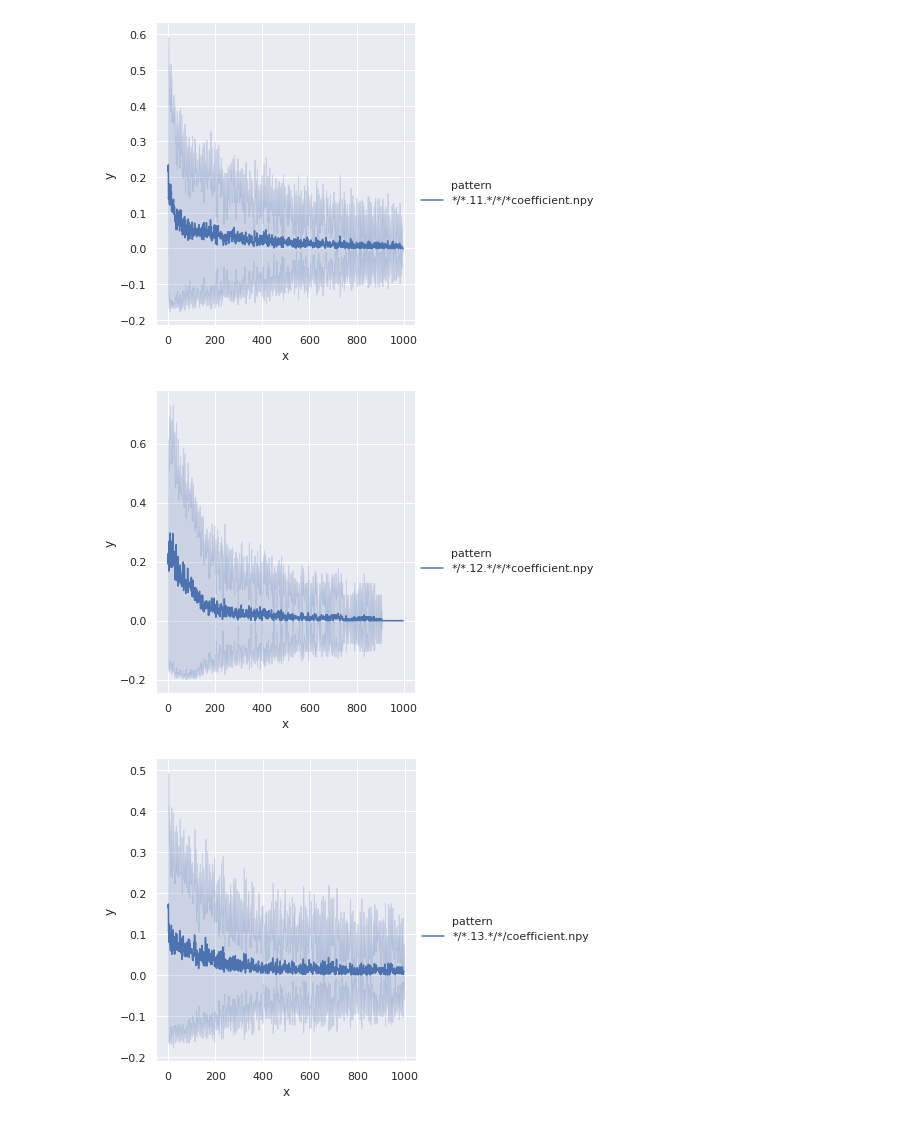
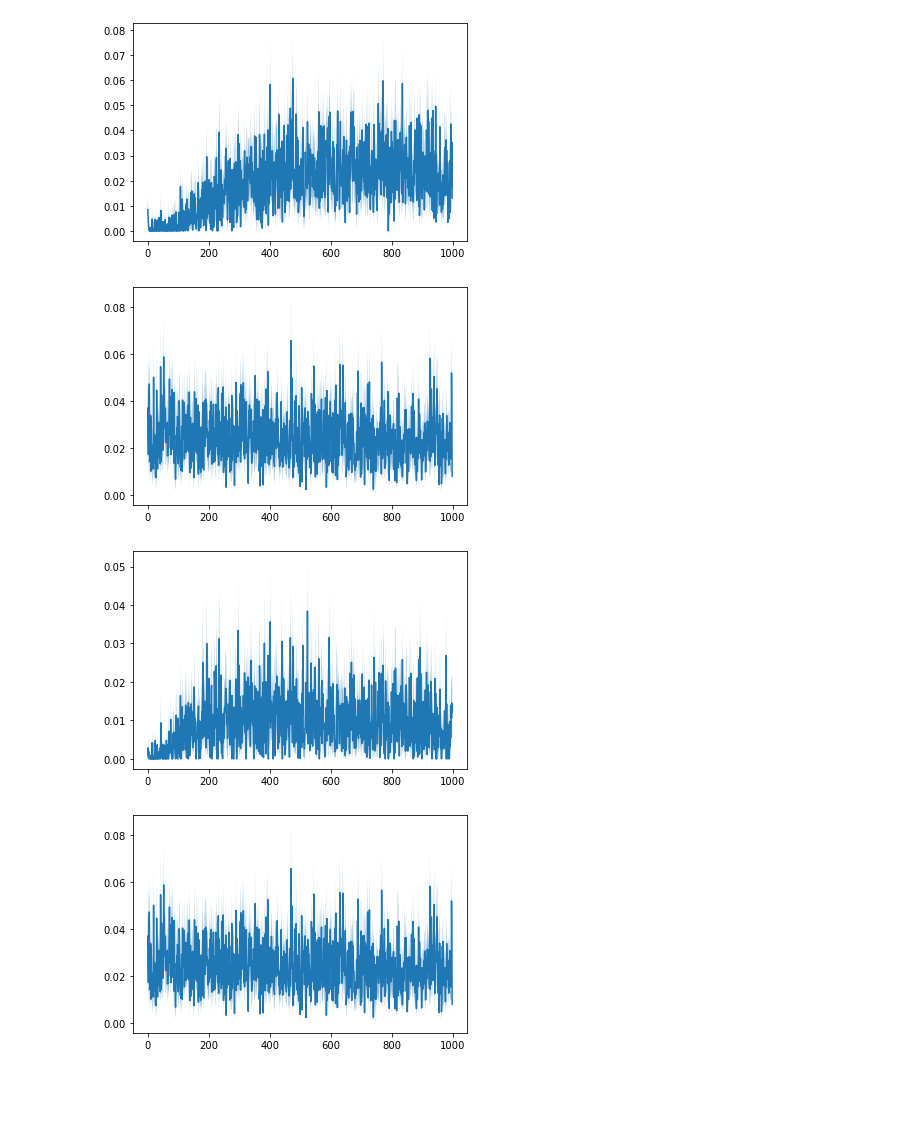
Before and after one commit to ethanabrooks/teacher-RL, a Jupyter notebook: notebooks/comparison.ipynb, the cells around one changed output. Cells and saved outputs as stored; diff of their text form; code cells hidden in the pictures; blank space fills up the shorter version.

```diff
--- a/notebooks/comparison.ipynb
+++ b/notebooks/comparison.ipynb
@@ -1,31 +1,51 @@
 # %%
 from pathlib import Path
 import numpy as np
 import matplotlib.pyplot as plt
 import pandas as pd
-import seaborn as sns; sns.set()
+
+#import seaborn as sns; sns.set()
 
 %matplotlib inline
-ns = [11, 12]
+ns = [15, 20, 22, 23]
 def df(pattern):
     path = next(Path('/home/jovyan/').glob(pattern))
     array = np.load(str(path))
     n, d = array.shape
     indices = np.tile(np.arange(d), n)
     return pd.DataFrame(dict(y=array.flatten(), x=indices, pattern=pattern))
 
 
-def plot(*patterns, kind="line", ci="sd",**kwargs):
+def _plot(*patterns, kind="line", ci="sd",**kwargs):
     data = pd.concat(df(p) for p in patterns)
     sns.relplot(x="x", y="y", hue="pattern", kind=kind, ci=ci, data=data);
 
+
+def moving_average1(a, n=1):
+    ret = np.cumsum(a, dtype=float, axis=1)
+    ret[:, n:] = ret[:, n:] - ret[:, :-n]
+    return ret[:, n - 1:] / n
+
+def plot(*patterns):
+    for pattern in patterns:
+        path = next(Path('/home/jovyan/').glob(pattern))
+        array = moving_average1(np.load(str(path)))
+        n, d = array.shape
+        mean = array.mean(0)
+        std = array.std(0)
+        ste = std / np.sqrt(n)
+        plt.plot(mean)
+        plt.fill_between(np.arange(d), mean - ste, mean + ste, alpha=0.5)
+    plt.show()
+
+#for path in Path('/home/jovyan/').glob(f'*/*/TeacherTrainer_{15}_*/coefficient.npy'):
+#    print(path)
 for n in ns:
-    plot(f'*/*.{n}.*/*/*coefficient.npy')
-
-plot(f'*/*.{13}.*/*/coefficient.npy')
+    plot(f'*/*/TeacherTrainer_{n}_*/coefficient.npy')
 # %% [output]
-[figure, old version]
+[figure, new version]
-[figure, old version]
+[figure, new version]
-[figure, old version]
+[figure, new version]
+[figure, added]
 # %%
 for n in ns:
```
Also changed, not shown: parts of 5 cells of this notebook.
